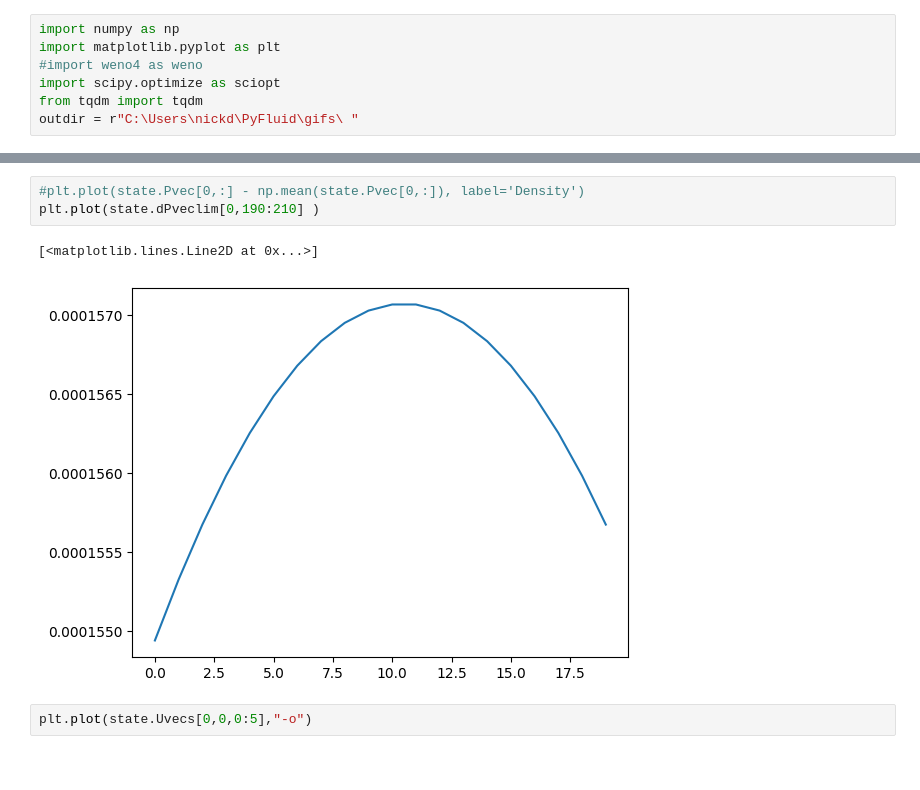
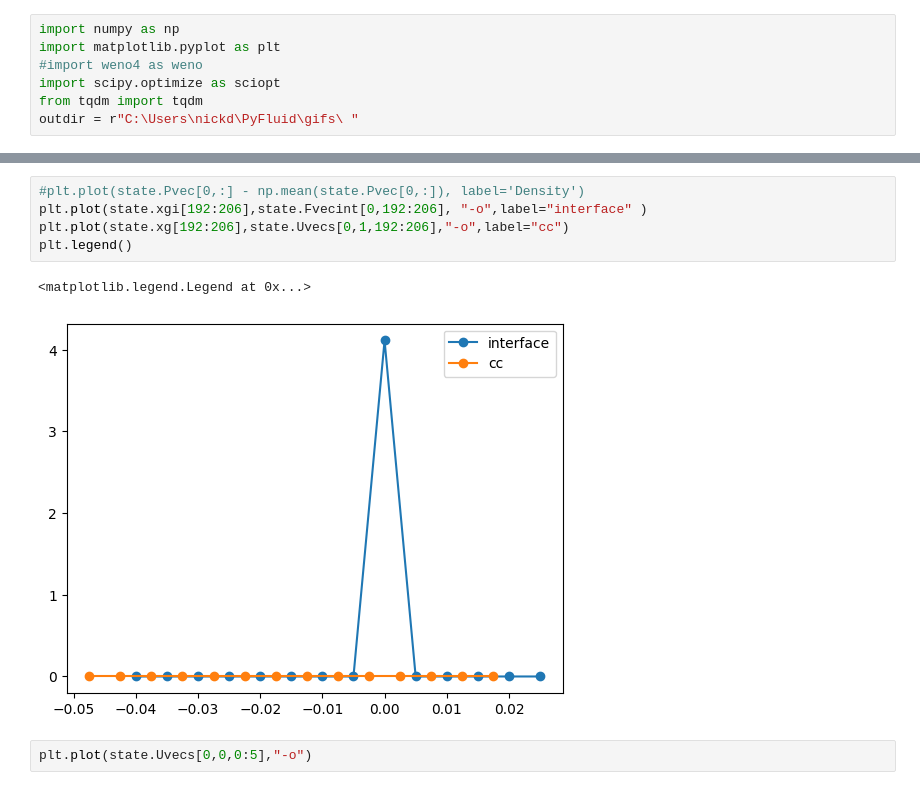
Before and after one commit to Jimbo-Coder/PyFluid, a Jupyter notebook: main_mhd.ipynb, the cells around one changed output, grey strips where cells are left out. Drawn from its saved outputs; the diff is of its cells as text.

```diff
--- a/main_mhd.ipynb
+++ b/main_mhd.ipynb
@@ -677,9 +677,11 @@ state.plot_diagnostics()
 # %%
 #plt.plot(state.Pvec[0,:] - np.mean(state.Pvec[0,:]), label='Density')
-plt.plot(state.dPveclim[0,190:210] )
+plt.plot(state.xgi[192:206],state.Fvecint[0,192:206], "-o",label="interface" )
+plt.plot(state.xg[192:206],state.Uvecs[0,1,192:206],"-o",label="cc")
+plt.legend()
 # %% [output]
-[<matplotlib.lines.Line2D at 0x...>]
+<matplotlib.legend.Legend at 0x...>
-[figure, old version]
+[figure, new version]
 # %%
 plt.plot(state.Uvecs[0,0,0:5],"-o")
 # %% [output]
```
Also changed, not shown: parts of 1 cell of this notebook.
